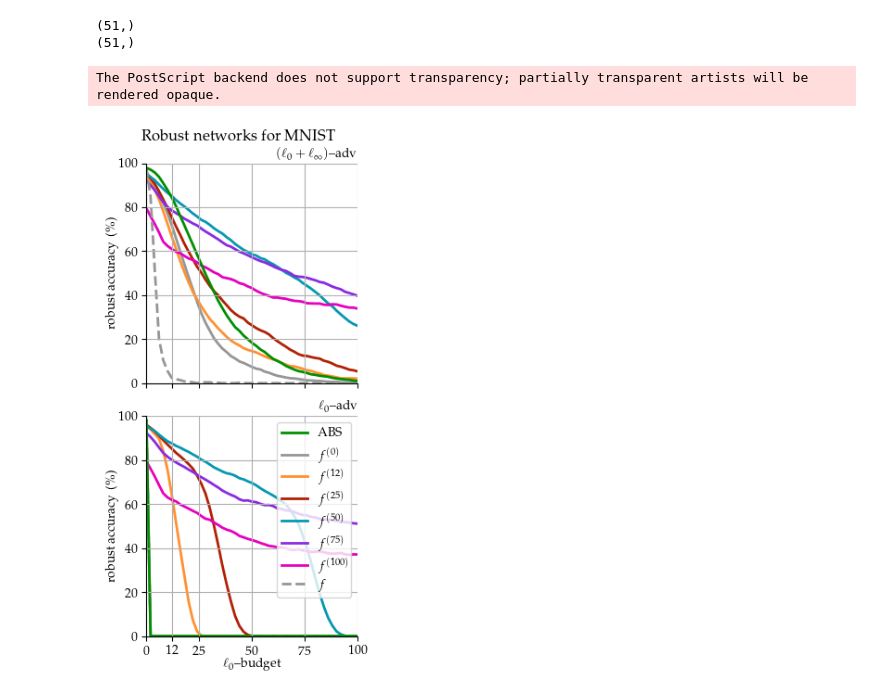
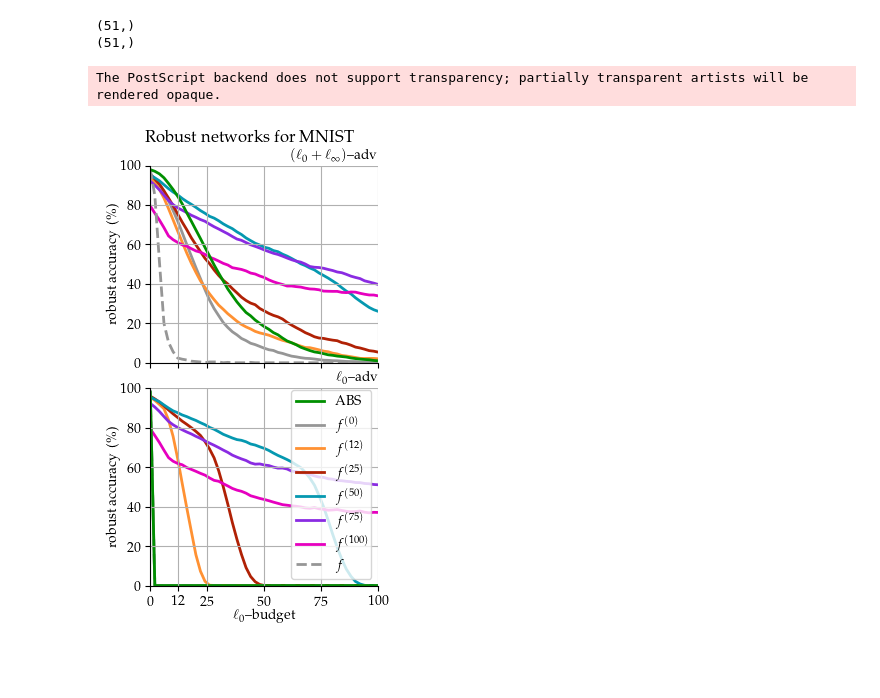
Before and after one commit to mbeliaev1/robust-l0, a Jupyter notebook: figures/fig1.ipynb, the cells around one changed output. Cells and saved outputs as stored; diff of their text form; code cells hidden in the pictures; blank space fills up the shorter version.

Commit message:
another lazy figure upload

```diff
--- a/figures/fig1.ipynb
+++ b/figures/fig1.ipynb
@@ -36,7 +36,7 @@ GREEN = '#008F00'
 PURPLE = '#8A2BE2'
 GRAY = '#969696'
 FIG_WIDTH = 3
-FIG_HEIGHT = 6
+FIG_HEIGHT = 5
 plt.rcParams.update({
     "text.usetex": True,
     "font.family": "serif",
@@ -232,10 +232,10 @@ spec = fig.add_gridspec(ncols=len(widths),
                         height_ratios=heights,
                         left=0.17,
                         right=0.93,
-                        top=0.92,
+                        top=0.91,
                         bottom=0.07)
 
-spec.update(wspace=0.15, hspace=0.15)
+spec.update(wspace=0.15, hspace=0.13)
 
 
 axs = [fig.add_subplot(spec[i,0]) for i in range(len(heights))]
@@ -273,34 +273,34 @@ for key in data_keys:
                 linestyle=data_style[key],
                 zorder=data_zorder[key])
 
 axs[0].grid()
 axs[1].grid()
 # axs[0].set_xlabel('$\ell_0$--budget/truncation $(k=k_{adv})$\n(a)',labelpad=0)
 # axs[1].set_xlabel('$\ell_0$--budget/truncation $(k=k_{adv})$\n(a)',labelpad=0)
 axs[1].set_xlabel('$\ell_0$--budget',labelpad=0)
 axs[0].set_ylabel('robust accuracy (\%)',labelpad=0)
 axs[1].set_ylabel('robust accuracy (\%)',labelpad=0)
 axs[0].set_xticks([0,12,25,50,75,100])
 # axs[0].set_xticklabels([0,12,25,50,75,100])
 axs[0].set_xticklabels([])
 axs[1].set_xticks([0,12,25,50,75,100])
 axs[1].set_xticklabels([0,12,25,50,75,100])
 axs[1].legend()
 
 # # plot with non robust accuracy shown
 # axs[1].plot(adv_ks,phase[0:11,0],color=GREEN,zorder=10,label='$F^{(0)}$')
 # # axs[1].plot(adv_ks,phase[0:11,1],color=ORANGE,linestyle='dashed',zorder=10)
 # axs[1].plot(adv_ks,adv_phase,color=ORANGE,zorder=10,label='$F^{(10)}$')
 # axs[1].grid()
 # axs[1].legend()
 # axs[1].set_xlabel('$\ell_0$--budget $(k_{adv})$\n(b)',labelpad=0)
 fig.suptitle('Robust networks for MNIST')
 # plt.show()
 plt.savefig(fig_path+fig_name+'.eps')
 plt.savefig(fig_path+fig_name+'.pdf')
 # %% [output]
 The PostScript backend does not support transparency; partially transparent artists will be rendered opaque.
-[figure, old version]
+[figure, new version]
 # %%
 fig_name = 'cifar'
 data_keys = ['adv_k0','adv_k12','adv_k25','adv_k50','adv_k75','adv_k100','clean_k0']
```
Also changed, not shown: parts of 1 cell of this notebook, 4 other files.
